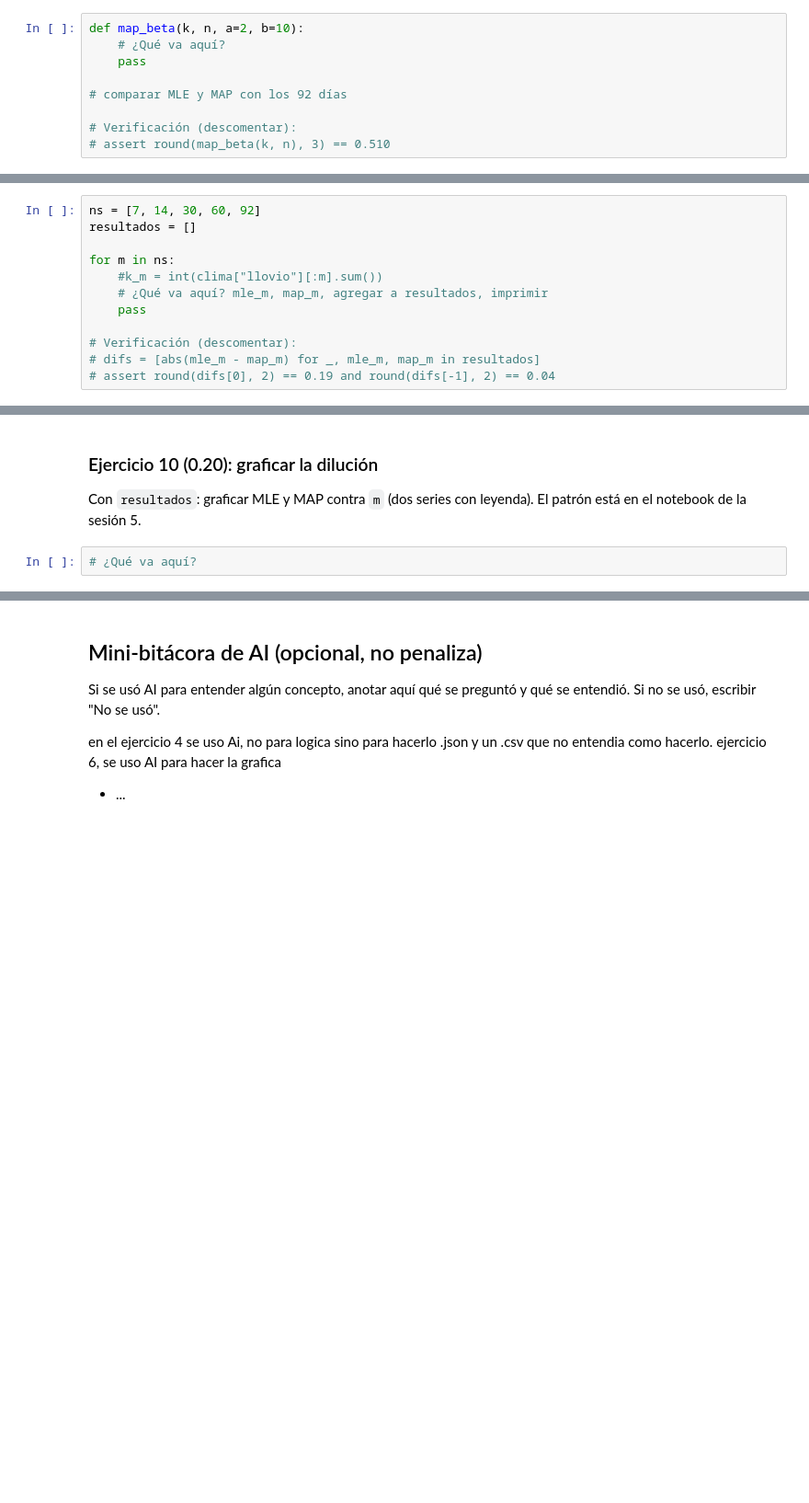
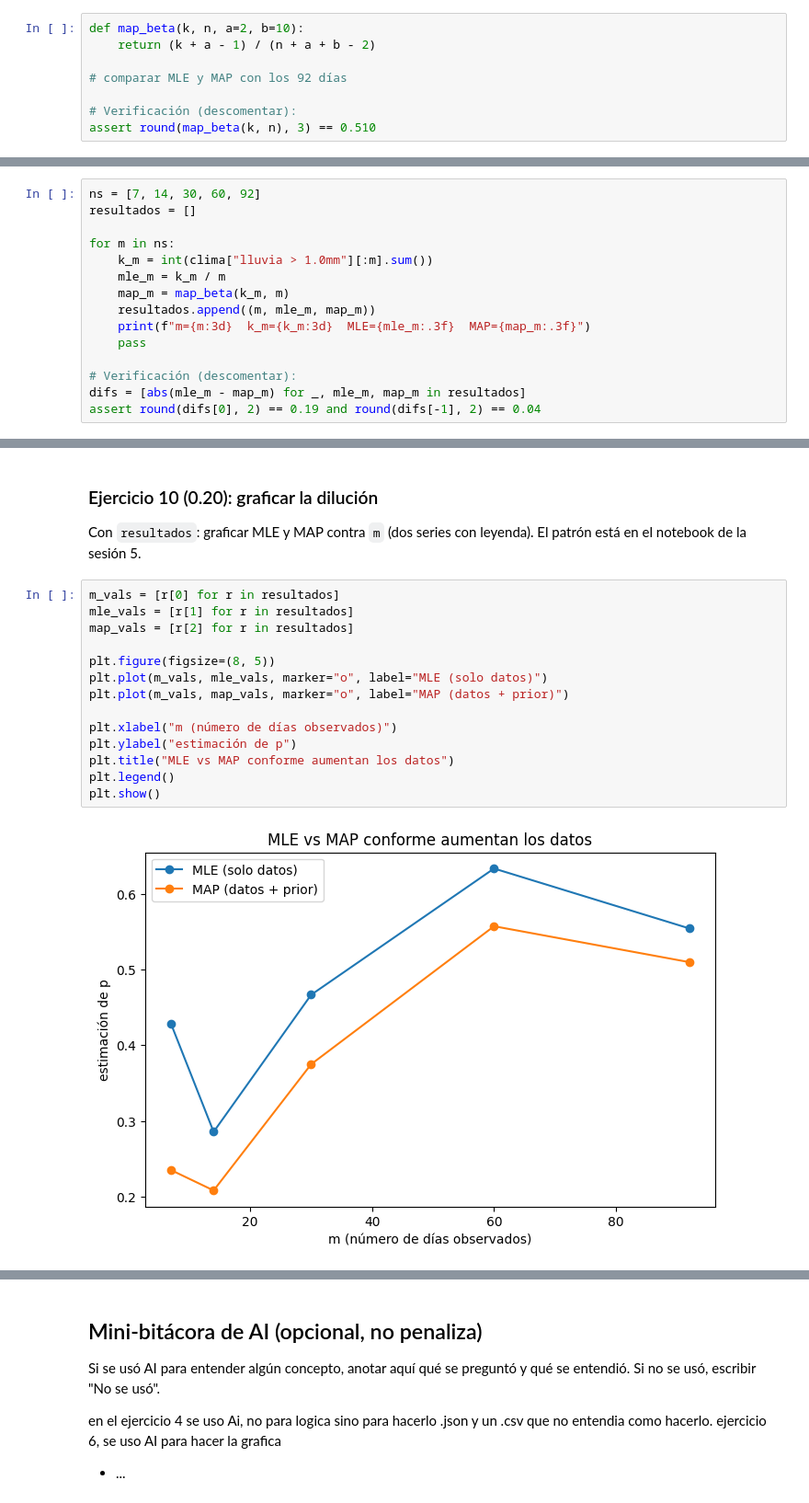
Before and after one commit to Panito115/DataScience, a Jupyter notebook: HDT2.ipynb, the cells around one changed output, grey strips where cells are left out. Shown at 92% size. Drawn from its saved outputs; the diff is of its cells as text; blank space fills up the shorter version.

```diff
--- a/HDT2.ipynb
+++ b/HDT2.ipynb
@@ -194,13 +193,12 @@ Prior Beta(2, 10): la creencia de alguien que piensa que en Guatemala casi no ll
 $$\hat{p}_{MAP} = \frac{k + \alpha - 1}{n + \alpha + \beta - 2}$$
 # %%
 def map_beta(k, n, a=2, b=10):
-    # ¿Qué va aquí?
-    pass
+    return (k + a - 1) / (n + a + b - 2)
 
 # comparar MLE y MAP con los 92 días
 
 # Verificación (descomentar):
-# assert round(map_beta(k, n), 3) == 0.510
+assert round(map_beta(k, n), 3) == 0.510
 # %% [markdown]
 ### Ejercicio 9 (0.20): el prior se diluye
 
@@ -210,11 +208,14 @@ ns = [7, 14, 30, 60, 92]
 resultados = []
 
 for m in ns:
-    #k_m = int(clima["llovio"][:m].sum())
-    # ¿Qué va aquí? mle_m, map_m, agregar a resultados, imprimir
+    k_m = int(clima["lluvia > 1.0mm"][:m].sum())
+    mle_m = k_m / m
+    map_m = map_beta(k_m, m)
+    resultados.append((m, mle_m, map_m))
+    print(f"m={m:3d}  k_m={k_m:3d}  MLE={mle_m:.3f}  MAP={map_m:.3f}")
     pass
 
 # Verificación (descomentar):
-# difs = [abs(mle_m - map_m) for _, mle_m, map_m in resultados]
-# assert round(difs[0], 2) == 0.19 and round(difs[-1], 2) == 0.04
+difs = [abs(mle_m - map_m) for _, mle_m, map_m in resultados]
+assert round(difs[0], 2) == 0.19 and round(difs[-1], 2) == 0.04
 # %% [output]
@@ -224,7 +229,21 @@ KeyError: 'llovio'
 
 Con `resultados`: graficar MLE y MAP contra `m` (dos series con leyenda). El patrón está en el notebook de la sesión 5.
 # %%
-# ¿Qué va aquí?
+m_vals = [r[0] for r in resultados]
+mle_vals = [r[1] for r in resultados]
+map_vals = [r[2] for r in resultados]
+
+plt.figure(figsize=(8, 5))
+plt.plot(m_vals, mle_vals, marker="o", label="MLE (solo datos)")
+plt.plot(m_vals, map_vals, marker="o", label="MAP (datos + prior)")
+
+plt.xlabel("m (número de días observados)")
+plt.ylabel("estimación de p")
+plt.title("MLE vs MAP conforme aumentan los datos")
+plt.legend()
+plt.show()
+# %% [output]
+[figure, added]
 # %% [markdown]
 ## Parte C · Criterio (0.2 pt)
 
```
Also changed, not shown: parts of 5 cells of this notebook.
